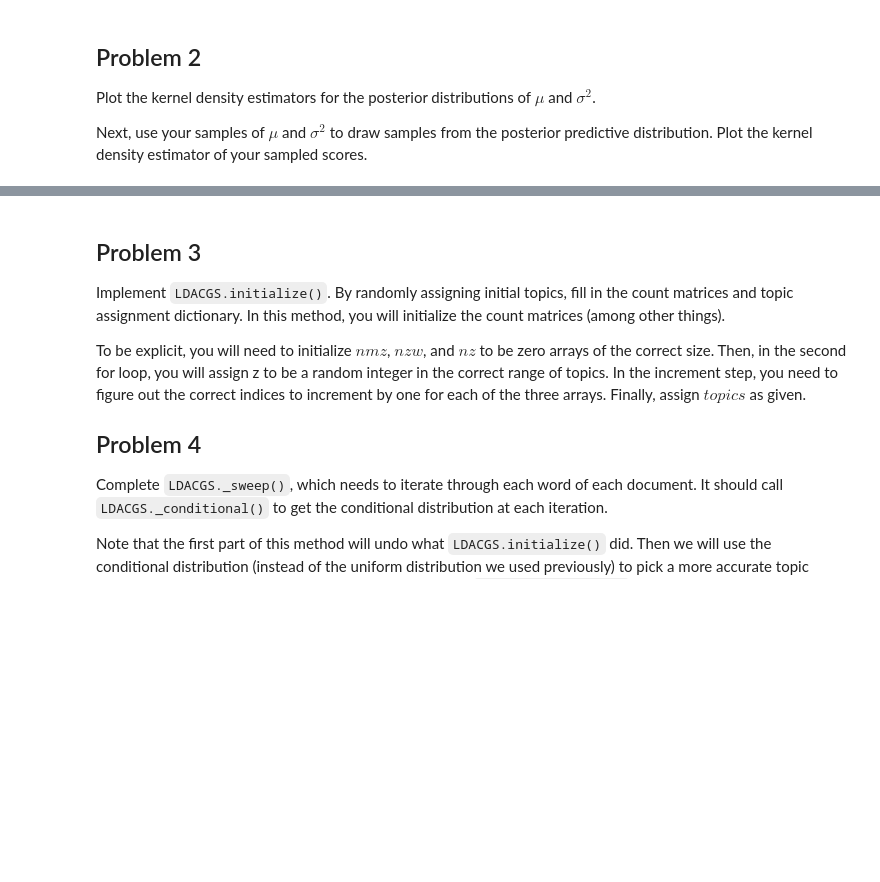
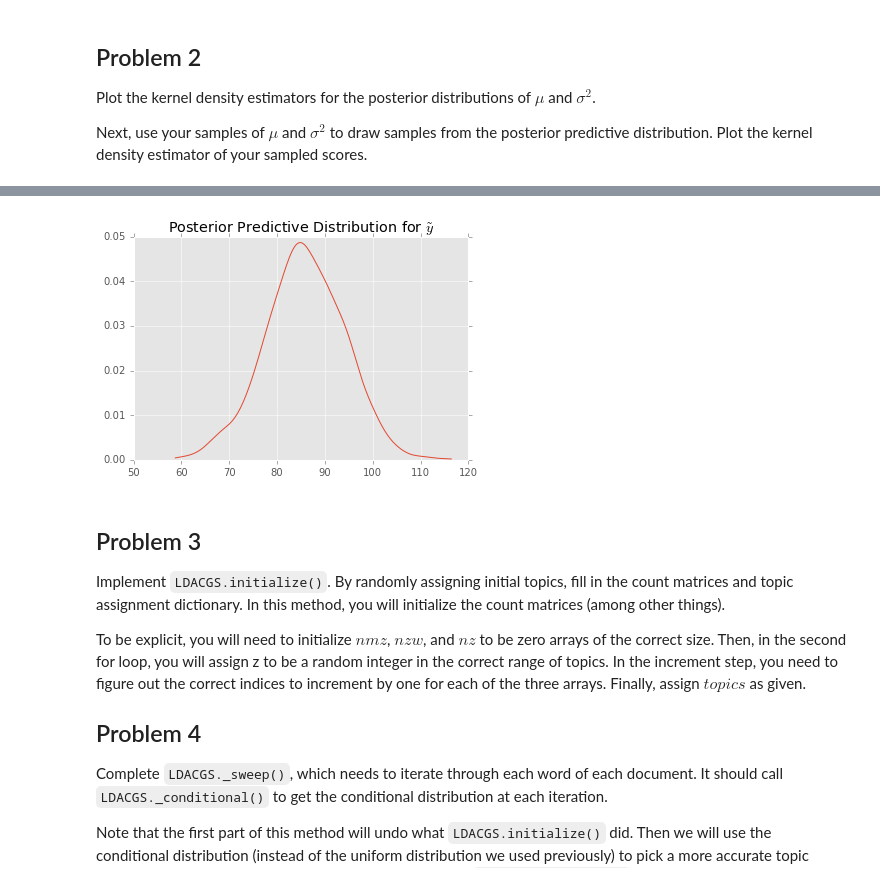
Before and after one commit to mattschaelling/acme_vol3, a Jupyter notebook: Gibbs_LDA/gibbs_lda.ipynb, the cells around one changed output, grey strips where cells are left out. Saved outputs shown, nothing was run; the diff lists cells and outputs as text; code cells hidden in the pictures; blank space fills up the shorter version.

```diff
--- a/Gibbs_LDA/gibbs_lda.ipynb
+++ b/Gibbs_LDA/gibbs_lda.ipynb
@@ -40,3 +95,15 @@ Plot the kernel density estimator of your sampled scores.
+# %%
+yhat = []
+for sample in samples:
+    yhat.append(norm.rvs(sample[0],scale=np.sqrt(sample[1])))
+yhat = np.array(yhat)
+yhat_kernel = gaussian_kde(yhat)
+x = np.linspace(yhat.min() - 1, yhat.max() + 1, 200)
+plt.plot(x, yhat_kernel(x))
+plt.title(r"Posterior Predictive Distribution for $\tilde{y}$")
+plt.show()
+# %% [output]
+[figure, added]
 # %% [markdown]
 ## Problem 3
 
```
Also changed, not shown: parts of 11 cells of this notebook.
